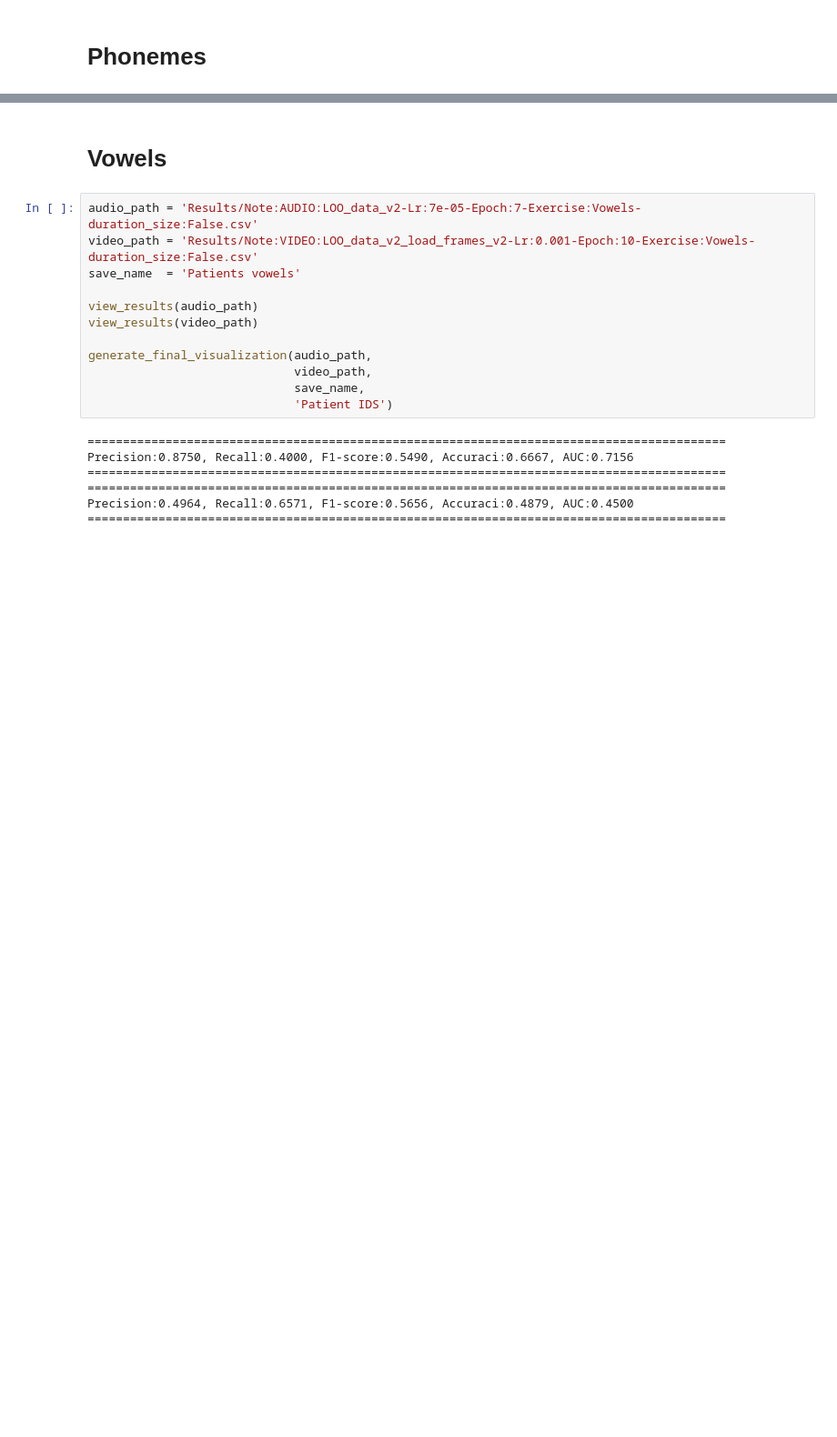
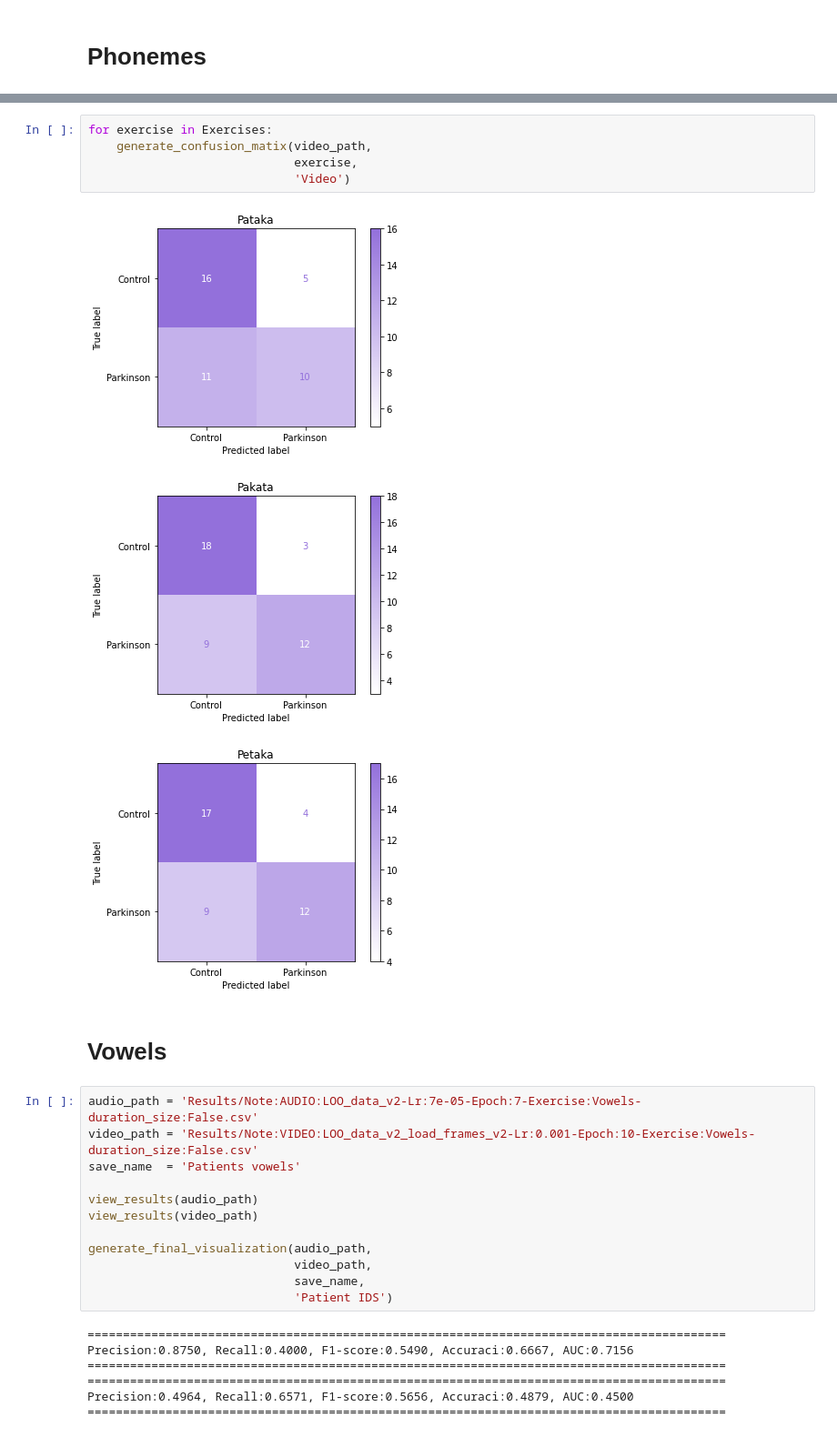
Before and after one commit to jdvalera19/Parkinson-Multimodal-Cross-Attention, a Jupyter notebook: View_result.ipynb, the cells around one changed output, grey strips where cells are left out. Shown at 91% size. Saved outputs shown, nothing was run; the diff lists cells and outputs as text; blank space fills up the shorter version.

```diff
--- a/View_result.ipynb
+++ b/View_result.ipynb
@@ -69,3 +99,12 @@ Precision:0.7391, Recall:0.5397, F1-score:0.6239, Accuraci:0.6746, AUC:0.7506
+# %%
+for exercise in Exercises:
+    generate_confusion_matix(video_path,
+                             exercise,
+                             'Video')
+# %% [output]
+[figure, added]
+[figure, added]
+[figure, added]
 # %% [markdown]
 # Vowels
 # %%
```
Also changed, not shown: parts of 8 cells of this notebook, 1 other file.
